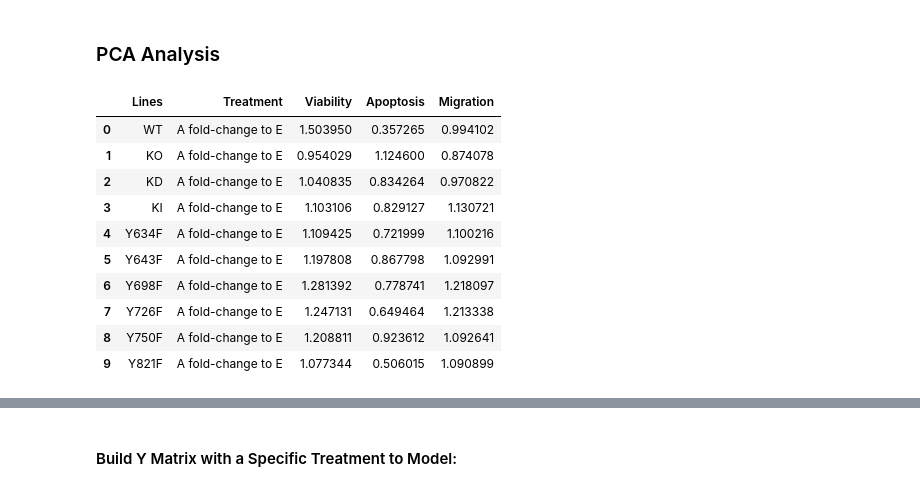
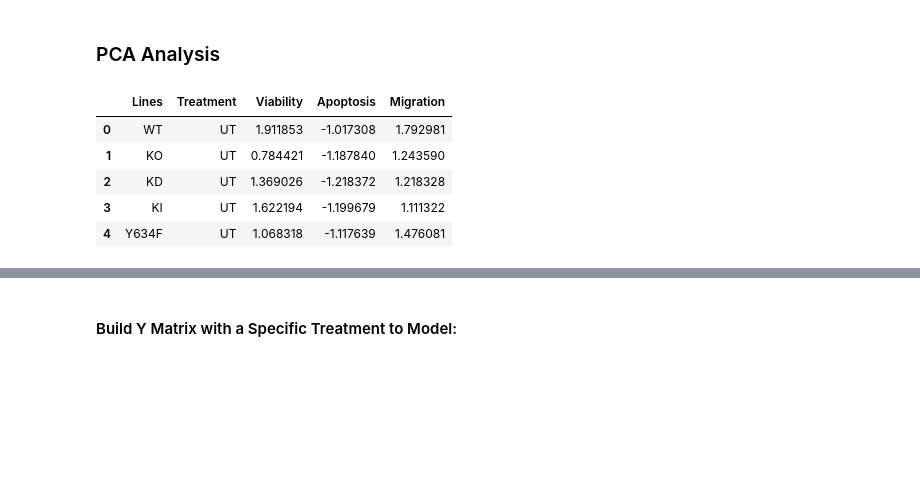
Before and after one commit to meyer-lab/DDMC, a Jupyter notebook: Fig3-AXLmodel.ipynb, the cells around one changed output, grey strips where cells are left out. Drawn from its saved outputs; the diff is of its cells as text; code cells hidden in the pictures; blank space fills up the shorter version.

```diff
--- a/Fig3-AXLmodel.ipynb
+++ b/Fig3-AXLmodel.ipynb
@@ -163,4 +164,16 @@ from sklearn.decomposition import PCA
 # %%
 y_ae = pd.concat([v_ae, cd_ae["Apoptosis"], m_ae["Migration"]], axis=1)
 y_e =  pd.concat([v_e, cd_e["Apoptosis"], m_e["Migration"]], axis=1)
 y_ut =  pd.concat([v_ut, cd_ut["Apoptosis"], m_ut["Migration"]], axis=1)
+
+
+y_c = pd.concat([y_ut, y_e, y_ae])
+y_c.iloc[:, 2:] = StandardScaler().fit_transform(y_c.iloc[:, 2:])
+y_c.head()
+# %% [output]
+|  | Lines | Treatment | Viability | Apoptosis | Migration |
+| 0 | WT | UT | 1.911853 | -1.017308 | 1.792981 |
+| 1 | KO | UT | 0.784421 | -1.187840 | 1.243590 |
+| 2 | KD | UT | 1.369026 | -1.218372 | 1.218328 |
+| 3 | KI | UT | 1.622194 | -1.199679 | 1.111322 |
+| 4 | Y634F | UT | 1.068318 | -1.117639 | 1.476081 |
@@ -170,17 +180,3 @@ y_fc["Treatment"] = "A fold-change to E"
-# %%
-y_fc
-# %% [output]
-|  | Lines | Treatment | Viability | Apoptosis | Migration |
-| 0 | WT | A fold-change to E | 1.503950 | 0.357265 | 0.994102 |
-| 1 | KO | A fold-change to E | 0.954029 | 1.124600 | 0.874078 |
-| 2 | KD | A fold-change to E | 1.040835 | 0.834264 | 0.970822 |
-| 3 | KI | A fold-change to E | 1.103106 | 0.829127 | 1.130721 |
-| 4 | Y634F | A fold-change to E | 1.109425 | 0.721999 | 1.100216 |
-| 5 | Y643F | A fold-change to E | 1.197808 | 0.867798 | 1.092991 |
-| 6 | Y698F | A fold-change to E | 1.281392 | 0.778741 | 1.218097 |
-| 7 | Y726F | A fold-change to E | 1.247131 | 0.649464 | 1.213338 |
-| 8 | Y750F | A fold-change to E | 1.208811 | 0.923612 | 1.092641 |
-| 9 | Y821F | A fold-change to E | 1.077344 | 0.506015 | 1.090899 |
 # %%
 c = 3
 pp = PCA(n_components=c)
```
Also changed, not shown: parts of 6 cells of this notebook.
